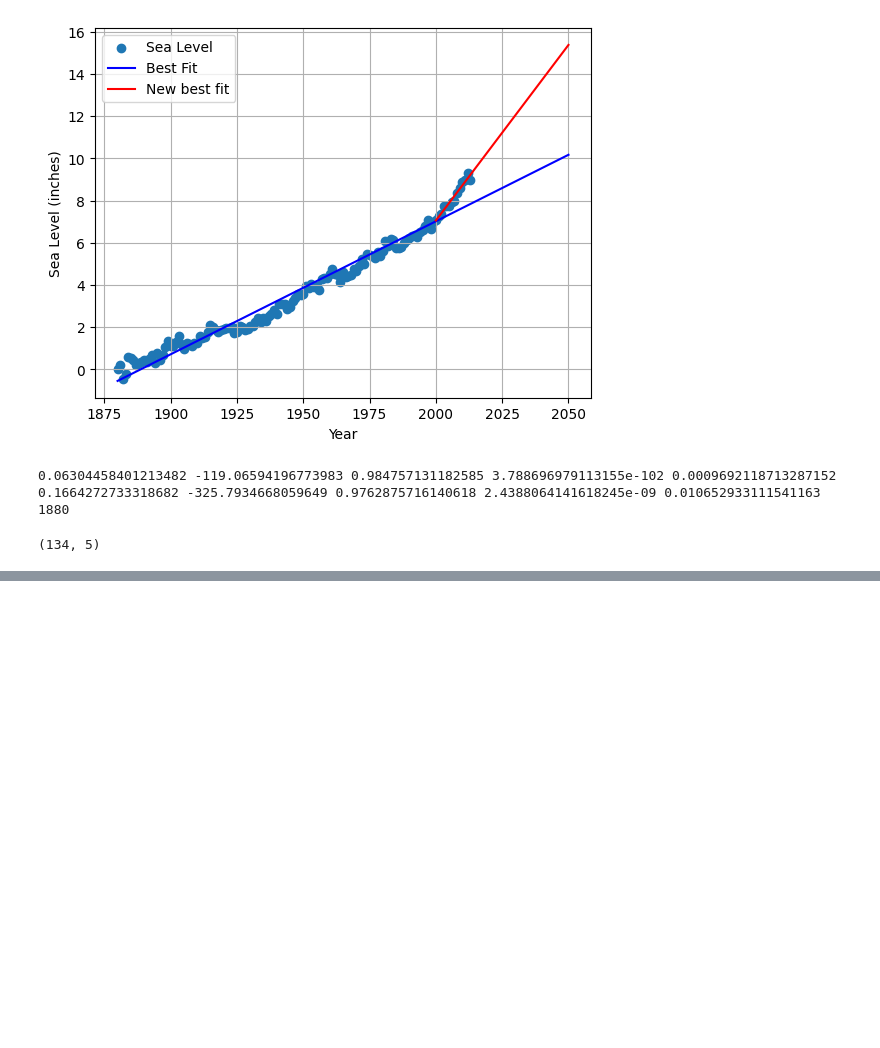
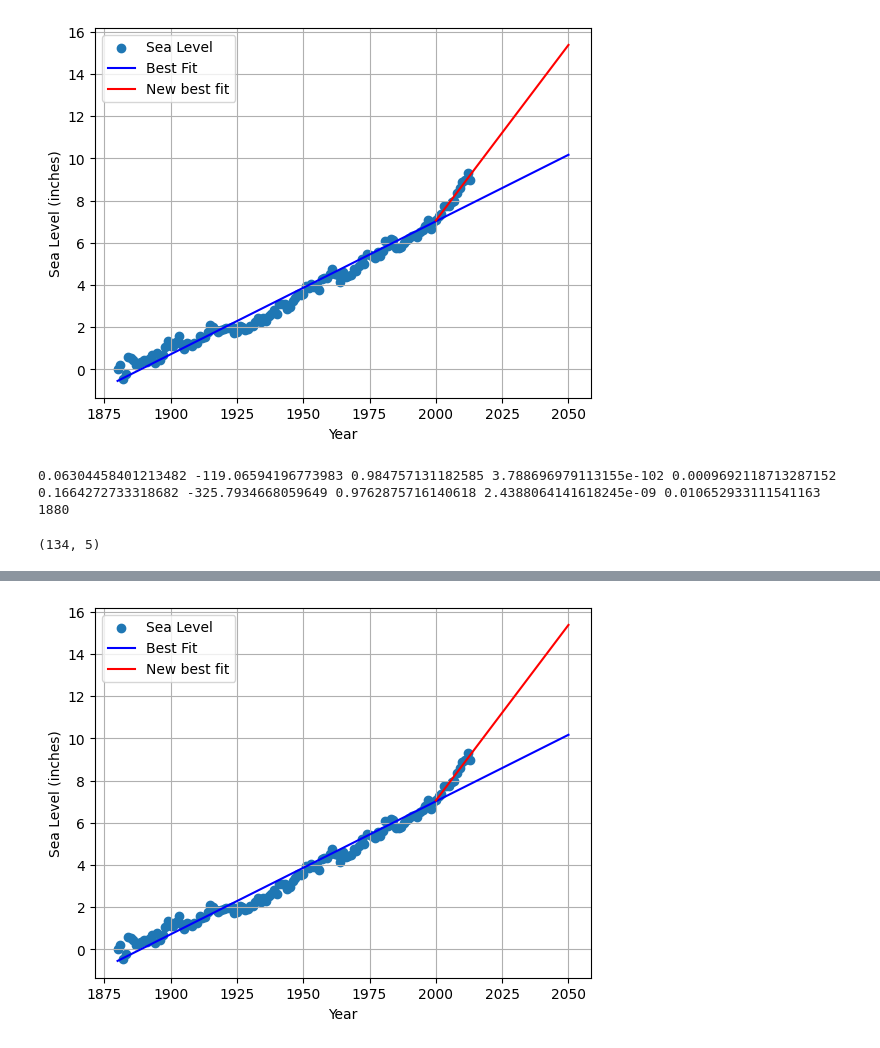
Before and after one commit to Braxion06/FreeCodeCamp---Data-Analysis-Projects, a Jupyter notebook: ad_hoc_testing.ipynb, the cells around one changed output, grey strips where cells are left out. Cells and saved outputs as stored; diff of their text form; code cells hidden in the pictures; blank space fills up the shorter version.

Commit message:
Finished the sea level predictor project

```diff
--- a/ad_hoc_testing.ipynb
+++ b/ad_hoc_testing.ipynb
@@ -438,0 +420,21 @@ Name: Year, Length: 134, dtype: int64
+# %%
+# Create second line of best fit
+plt.scatter(df['Year'], df['CSIRO Adjusted Sea Level'], label= 'Sea Level')
+slope, intercept, r, p, se = linregress(df['Year'], df['CSIRO Adjusted Sea Level'])
+fit_x1 = df['Year'].copy()
+fit_x1 = fit_x1.append(pd.Series([2050]))
+fit_y1 = slope * fit_x1 + intercept
+plt.plot(fit_x1, fit_y1, label= 'Best Fit',color= 'b')
+slope_2, intercept_2, r_2, p_2, se_2 = linregress(
+    df['Year'].loc[df['Year'] >= 2000],
+    df['CSIRO Adjusted Sea Level'].loc[df['Year'] >= 2000])
+fit_x2 = df['Year'][df['Year'] >= 2000].copy()
+fit_x2 = fit_x2.append(pd.Series([2050]))
+fit_y2 = slope_2 * fit_x2 + intercept_2
+plt.plot(fit_x2, fit_y2, label= 'New best fit', color='r')
+plt.ylabel('Sea Level (inches)')
+plt.xlabel('Year')
+plt.legend()
+plt.grid()
+# %% [output]
+[figure, added]
```
Also changed, not shown: parts of 8 cells of this notebook, 2 other files.
